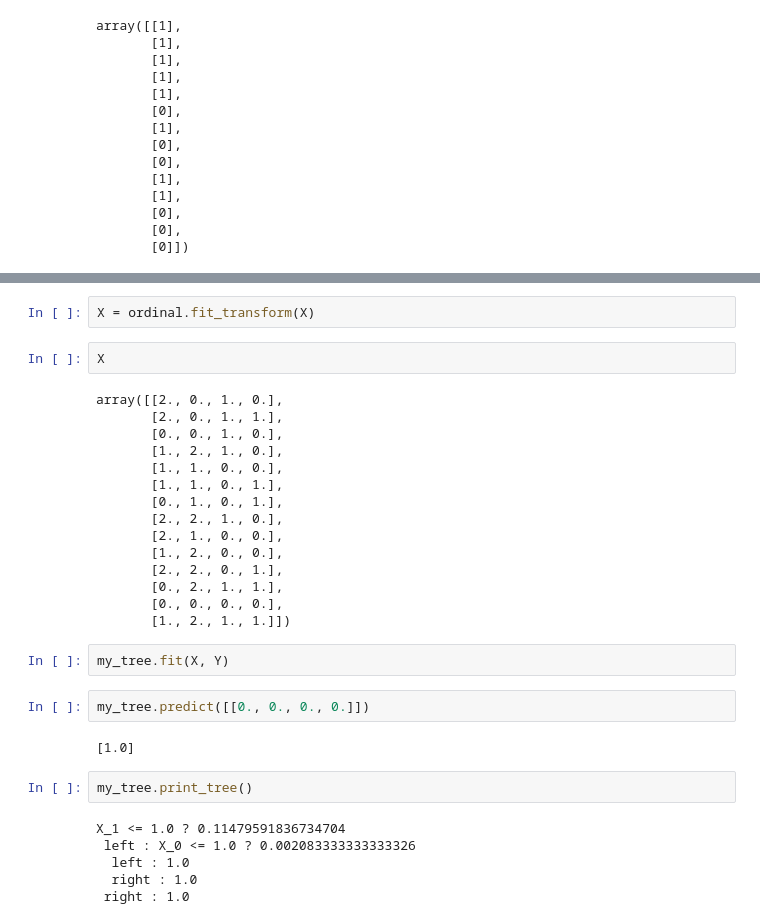
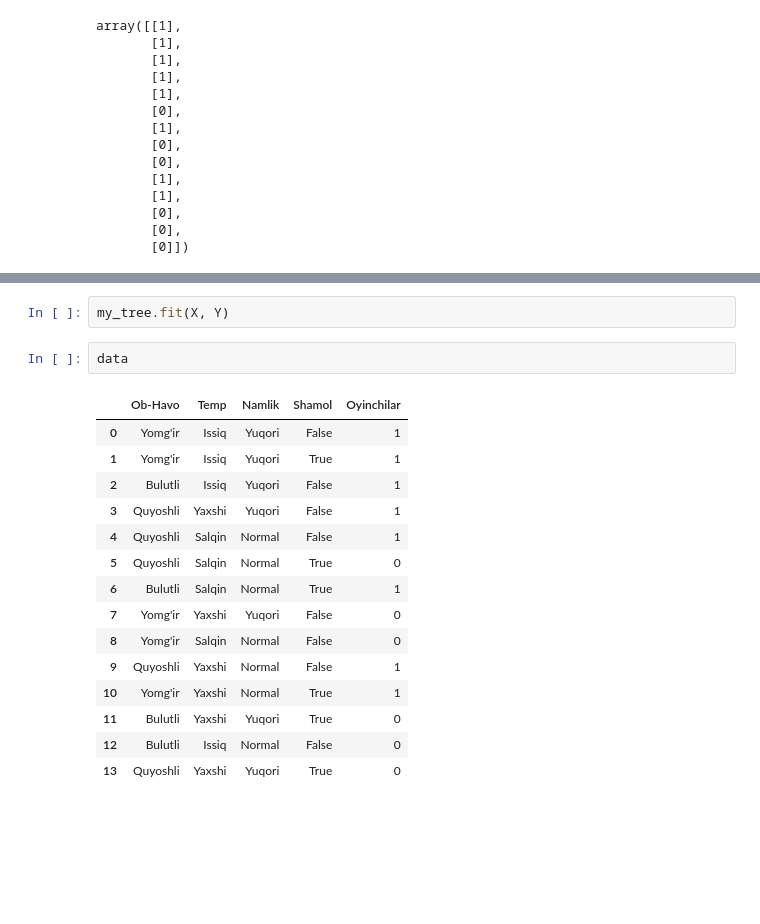
Before and after one commit to Nurik1002/MLFromScratch, a Jupyter notebook: DecisionTree.ipynb, the cells around one changed output, grey strips where cells are left out. Drawn from its saved outputs; the diff is of its cells as text; blank space fills up the shorter version.

```diff
--- a/DecisionTree.ipynb
+++ b/DecisionTree.ipynb
@@ -478,33 +588,20 @@ array([["Yomg'ir", 'Issiq', 'Yuqori', False],
-# %%
-X = ordinal.fit_transform(X)
-# %%
-X
-# %% [output]
-array([[2., 0., 1., 0.],
-       [2., 0., 1., 1.],
-       [0., 0., 1., 0.],
-       [1., 2., 1., 0.],
-       [1., 1., 0., 0.],
-       [1., 1., 0., 1.],
-       [0., 1., 0., 1.],
-       [2., 2., 1., 0.],
-       [2., 1., 0., 0.],
-       [1., 2., 0., 0.],
-       [2., 2., 0., 1.],
-       [0., 2., 1., 1.],
-       [0., 0., 0., 0.],
-       [1., 2., 1., 1.]])
-# %%
-my_tree.fit(X, Y)
-# %%
-my_tree.predict([[0., 0., 0., 0.]])
-# %% [output]
-[1.0]
-# %%
-my_tree.print_tree()
-# %% [output]
-X_1 <= 1.0 ? 0.11479591836734704
- left : X_0 <= 1.0 ? 0.002083333333333326
-  left : 1.0
-  right : 1.0
- right : 1.0
+# %%
+my_tree.fit(X, Y)
+# %%
+data
+# %% [output]
+|  | Ob-Havo | Temp | Namlik | Shamol | Oyinchilar |
+| 0 | Yomg'ir | Issiq | Yuqori | False | 1 |
+| 1 | Yomg'ir | Issiq | Yuqori | True | 1 |
+| 2 | Bulutli | Issiq | Yuqori | False | 1 |
+| 3 | Quyoshli | Yaxshi | Yuqori | False | 1 |
+| 4 | Quyoshli | Salqin | Normal | False | 1 |
+| 5 | Quyoshli | Salqin | Normal | True | 0 |
+| 6 | Bulutli | Salqin | Normal | True | 1 |
+| 7 | Yomg'ir | Yaxshi | Yuqori | False | 0 |
+| 8 | Yomg'ir | Salqin | Normal | False | 0 |
+| 9 | Quyoshli | Yaxshi | Normal | False | 1 |
+| 10 | Yomg'ir | Yaxshi | Normal | True | 1 |
+| 11 | Bulutli | Yaxshi | Yuqori | True | 0 |
+| 12 | Bulutli | Issiq | Normal | False | 0 |
+| 13 | Quyoshli | Yaxshi | Yuqori | True | 0 |
```
Also changed, not shown: parts of 19 cells of this notebook.
